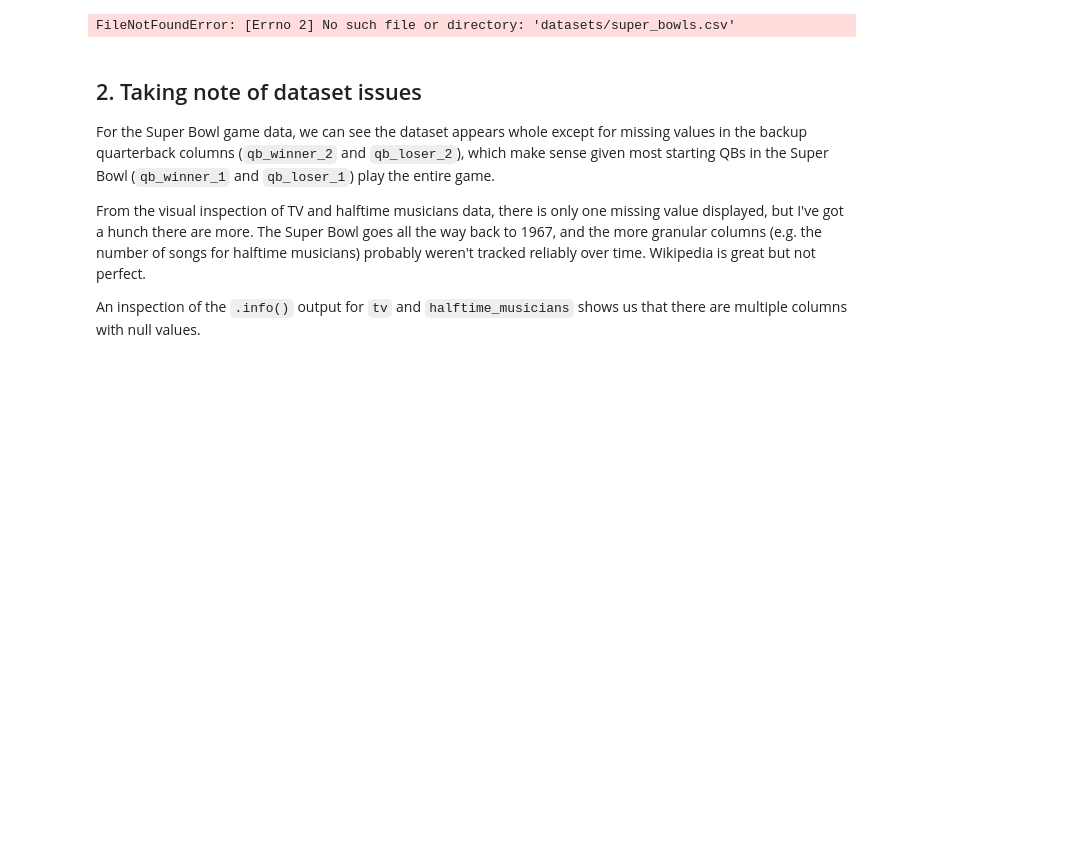
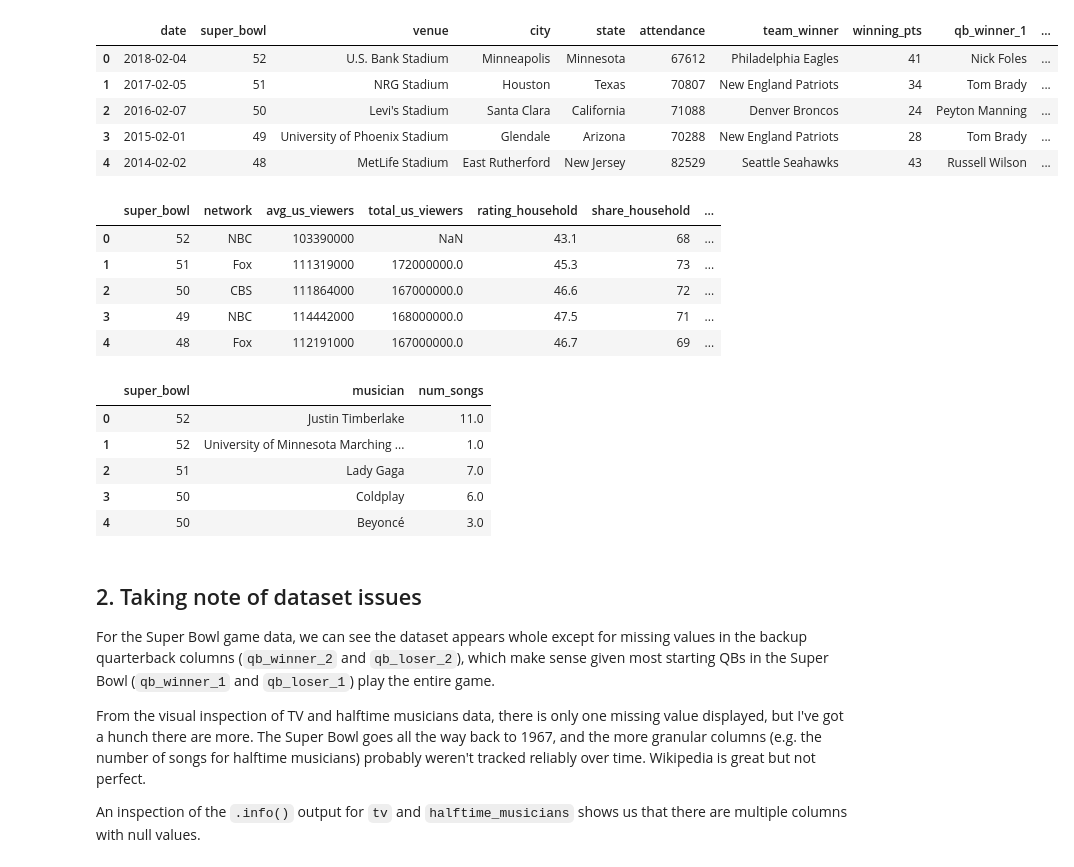
Before and after one commit to mohamedaziztounsi/projet, a Jupyter notebook: notebook.ipynb, the cells around one changed output. Cells and saved outputs as stored; diff of their text form; code cells hidden in the pictures; blank space fills up the shorter version.

```diff
--- a/notebook.ipynb
+++ b/notebook.ipynb
@@ -13,18 +13,35 @@
 # %%
 # Import pandas
 import pandas as pd
 
 # Load the CSV data into DataFrames
-super_bowls = pd.read_csv('datasets/super_bowls.csv')
-tv = pd.read_csv('datasets/tv.csv')
-halftime_musicians = pd.read_csv('datasets/halftime_musicians.csv')
+super_bowls = pd.read_csv('data/super_bowls.csv')
+tv = pd.read_csv('data/tv.csv')
+halftime_musicians = pd.read_csv('data/halftime_musicians.csv')
 
 # Display the first five rows of each DataFrame
 display(super_bowls.head(5))
 display(tv.head(5))
 display(halftime_musicians.head(5))
 # %% [output]
-FileNotFoundError: [Errno 2] No such file or directory: 'datasets/super_bowls.csv'
+|  | date | super_bowl | venue | city | state | attendance | team_winner | winning_pts | qb_winner_1 | ... |
+| 0 | 2018-02-04 | 52 | U.S. Bank Stadium | Minneapolis | Minnesota | 67612 | Philadelphia Eagles | 41 | Nick Foles | ... |
+| 1 | 2017-02-05 | 51 | NRG Stadium | Houston | Texas | 70807 | New England Patriots | 34 | Tom Brady | ... |
+| 2 | 2016-02-07 | 50 | Levi's Stadium | Santa Clara | California | 71088 | Denver Broncos | 24 | Peyton Manning | ... |
+| 3 | 2015-02-01 | 49 | University of Phoenix Stadium | Glendale | Arizona | 70288 | New England Patriots | 28 | Tom Brady | ... |
+| 4 | 2014-02-02 | 48 | MetLife Stadium | East Rutherford | New Jersey | 82529 | Seattle Seahawks | 43 | Russell Wilson | ... |
+|  | super_bowl | network | avg_us_viewers | total_us_viewers | rating_household | share_household | ... |
+| 0 | 52 | NBC | 103390000 | NaN | 43.1 | 68 | ... |
+| 1 | 51 | Fox | 111319000 | 172000000.0 | 45.3 | 73 | ... |
+| 2 | 50 | CBS | 111864000 | 167000000.0 | 46.6 | 72 | ... |
+| 3 | 49 | NBC | 114442000 | 168000000.0 | 47.5 | 71 | ... |
+| 4 | 48 | Fox | 112191000 | 167000000.0 | 46.7 | 69 | ... |
+|  | super_bowl | musician | num_songs |
+| 0 | 52 | Justin Timberlake | 11.0 |
+| 1 | 52 | University of Minnesota Marching ... | 1.0 |
+| 2 | 51 | Lady Gaga | 7.0 |
+| 3 | 50 | Coldplay | 6.0 |
+| 4 | 50 | Beyoncé | 3.0 |
 # %% [markdown]
 ## 2. Taking note of dataset issues
 <p>For the Super Bowl game data, we can see the dataset appears whole except for missing values in the backup quarterback columns (<code>qb_winner_2</code> and <code>qb_loser_2</code>), which make sense given most starting QBs in the Super Bowl (<code>qb_winner_1</code> and <code>qb_loser_1</code>) play the entire game.</p>
```
Also changed, not shown: parts of 6 cells of this notebook.
